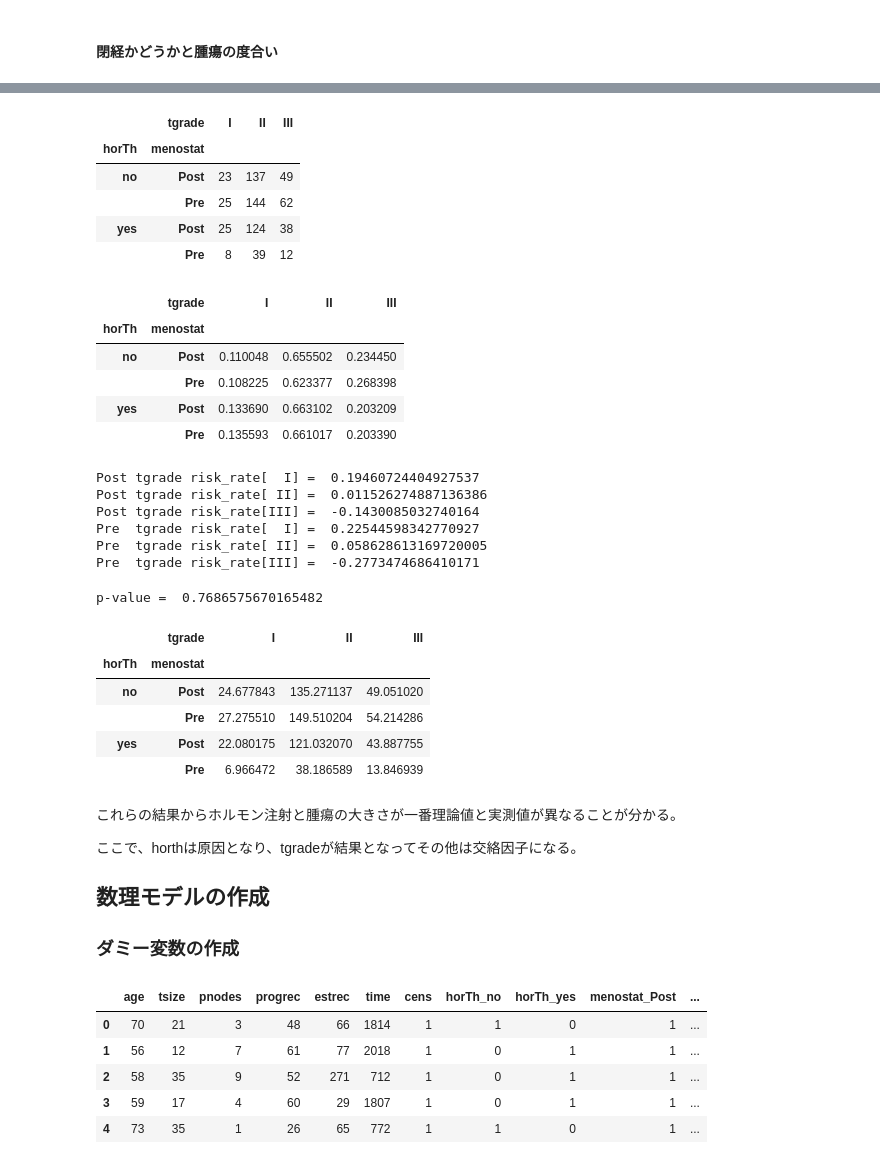
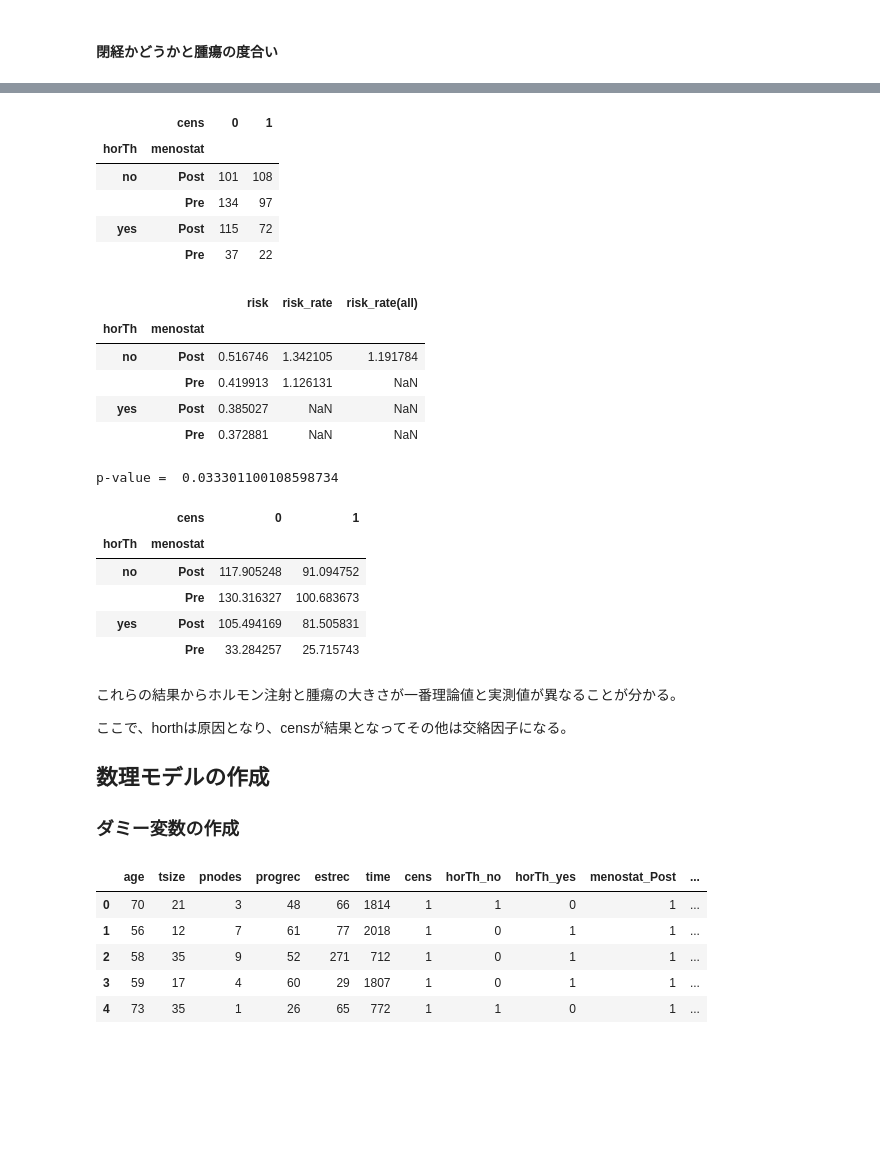
Before and after one commit to NTanaka1994/DataAnalysis, a Jupyter notebook: 使用データ/PBL_SUB.ipynb, the cells around one changed output, grey strips where cells are left out. Cells and saved outputs as stored; diff of their text form; code cells hidden in the pictures; blank space fills up the shorter version.

```diff
--- a/使用データ/PBL_SUB.ipynb
+++ b/使用データ/PBL_SUB.ipynb
@@ -286,46 +274,36 @@ p-value =  0.5545161446673388
 # %%
-df_risk_hm2t = pd.crosstab([df["horTh"], df["menostat"]], df["tgrade"])
+df_risk_hm2t = pd.crosstab([df["horTh"], df["menostat"]], df["cens"])
 df_risk_hm2t
 # %% [output]
-|  | tgrade | I | II | III |
-| horTh | menostat |  |  |  |
-| no | Post | 23 | 137 | 49 |
-|  | Pre | 25 | 144 | 62 |
-| yes | Post | 25 | 124 | 38 |
-|  | Pre | 8 | 39 | 12 |
+|  | cens | 0 | 1 |
+| horTh | menostat |  |  |
+| no | Post | 101 | 108 |
+|  | Pre | 134 | 97 |
+| yes | Post | 115 | 72 |
+|  | Pre | 37 | 22 |
 # %%
 cross = df_risk_hm2t.values
 risk = []
-for i in range(len(cross)):
-    tmp = []
-    for j in range(len(cross[i])):
-        tmp.append(cross[i][j]/sum(cross[i]))
-    risk.append(tmp)
+risk.append(cross[0][1]/sum(cross[0]))
+risk.append(cross[1][1]/sum(cross[1]))
+risk.append(cross[2][1]/sum(cross[2]))
+risk.append(cross[3][1]/sum(cross[3]))
+risk_rate = []
+risk_rate.append(risk[0]/risk[2])
+risk_rate.append(risk[1]/risk[3])
+risk_rate2 = [risk_rate[0]/risk_rate[1]]
 df_crs = pd.DataFrame(risk)
-df_crs.columns = df_risk_hm2t.columns
+df_crs = pd.concat([df_crs, pd.DataFrame(risk_rate), pd.DataFrame(risk_rate2)], axis=1)
+df_crs.columns = ["risk", "risk_rate", "risk_rate(all)"]
 df_crs.index = df_risk_hm2t.index
 df_crs
 # %% [output]
-|  | tgrade | I | II | III |
+|  |  | risk | risk_rate | risk_rate(all) |
 | horTh | menostat |  |  |  |
-| no | Post | 0.110048 | 0.655502 | 0.234450 |
-|  | Pre | 0.108225 | 0.623377 | 0.268398 |
-| yes | Post | 0.133690 | 0.663102 | 0.203209 |
-|  | Pre | 0.135593 | 0.661017 | 0.203390 |
+| no | Post | 0.516746 | 1.342105 | 1.191784 |
+|  | Pre | 0.419913 | 1.126131 | NaN |
+| yes | Post | 0.385027 | NaN | NaN |
+|  | Pre | 0.372881 | NaN | NaN |
-# %%
-Post = np.hstack((risk[0], risk[2])).reshape(2, 3)
-Pre = np.hstack((risk[1], risk[3])).reshape(2, 3)
-for i in range(len(Post[0])):
-    print("Post tgrade risk_rate[%3s] = "%(df_crs.columns[i]), np.log(Post[1][i]/Post[0][i]))
-for i in range(len(Pre[0])):
-    print("Pre  tgrade risk_rate[%3s] = "%(df_crs.columns[i]), np.log(Pre[1][i]/Pre[0][i]))
-# %% [output]
-Post tgrade risk_rate[  I] =  0.19460724404927537
-Post tgrade risk_rate[ II] =  0.011526274887136386
-Post tgrade risk_rate[III] =  -0.1430085032740164
-Pre  tgrade risk_rate[  I] =  0.22544598342770927
-Pre  tgrade risk_rate[ II] =  0.058628613169720005
-Pre  tgrade risk_rate[III] =  -0.2773474686410171
 # %%
 x2, p, dfv, expected = stats.chi2_contingency(df_risk_hm2t)
 print("p-value = ", p)
@@ -334,17 +312,17 @@ df_expected.columns = df_risk_hm2t.columns
 df_expected.index = df_risk_hm2t.index
 df_expected
 # %% [output]
-p-value =  0.7686575670165482
+p-value =  0.033301100108598734
-|  | tgrade | I | II | III |
-| horTh | menostat |  |  |  |
-| no | Post | 24.677843 | 135.271137 | 49.051020 |
-|  | Pre | 27.275510 | 149.510204 | 54.214286 |
-| yes | Post | 22.080175 | 121.032070 | 43.887755 |
-|  | Pre | 6.966472 | 38.186589 | 13.846939 |
+|  | cens | 0 | 1 |
+| horTh | menostat |  |  |
+| no | Post | 117.905248 | 91.094752 |
+|  | Pre | 130.316327 | 100.683673 |
+| yes | Post | 105.494169 | 81.505831 |
+|  | Pre | 33.284257 | 25.715743 |
 # %% [markdown]
 これらの結果からホルモン注射と腫瘍の大きさが一番理論値と実測値が異なることが分かる。
 
-ここで、horthは原因となり、tgradeが結果となってその他は交絡因子になる。
+ここで、horthは原因となり、censが結果となってその他は交絡因子になる。
 
 ## 数理モデルの作成
 ### ダミー変数の作成
```
Also changed, not shown: parts of 38 cells of this notebook.
